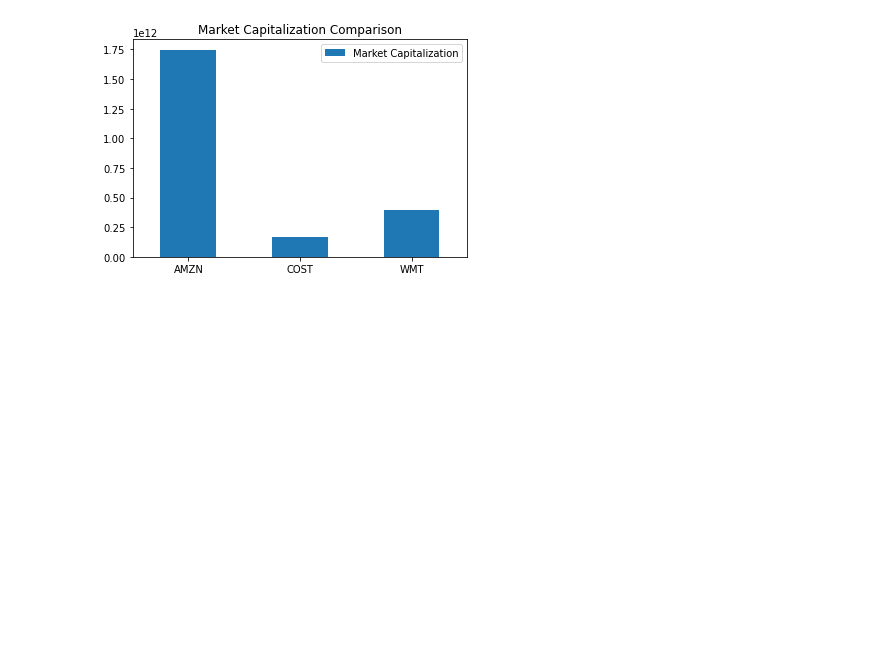
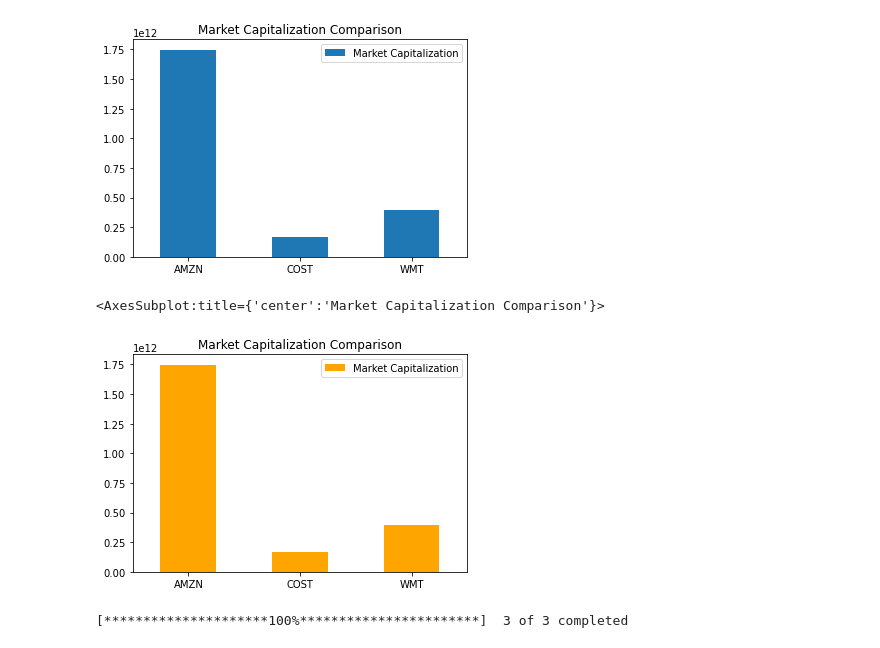
Before and after one commit to joebarry1252/Newly_Minted, a Jupyter notebook: notebooks/Joseph Barry Notebook/YahooFinance_Practice.ipynb, the cells around one changed output. Drawn from its saved outputs; the diff is of its cells as text; code cells hidden in the pictures; blank space fills up the shorter version.

```diff
--- a/notebooks/Joseph Barry Notebook/YahooFinance_Practice.ipynb
+++ b/notebooks/Joseph Barry Notebook/YahooFinance_Practice.ipynb
@@ -227,0 +230,11 @@ marketcap_retail.plot.bar(title="Market Capitalization Comparison", rot=0)
+# %%
+color = ['orange']
+# %%
+marketcap_retail.plot.bar(title="Market Capitalization Comparison", color=color, rot=0)
+# %% [output]
+<AxesSubplot:title={'center':'Market Capitalization Comparison'}>
+[figure, added]
+# %%
+retail_data = yf.download("AMZN COST WMT", start="2018-01-01", end="2020-12-31")
+# %% [output]
+[*********************100%***********************]  3 of 3 completed
```
Also changed, not shown: parts of 1 cell of this notebook, 2 other files.
